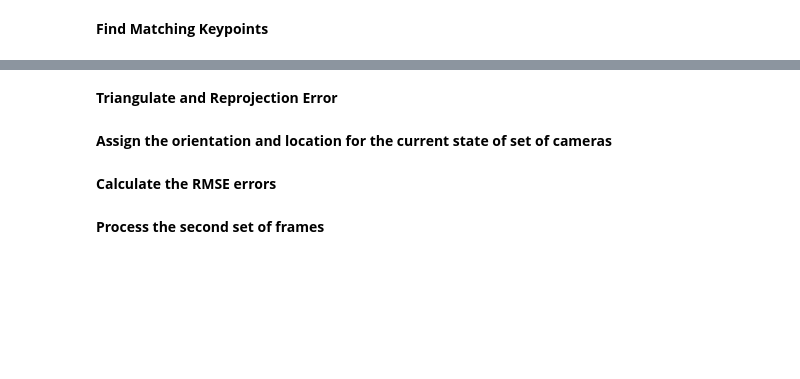
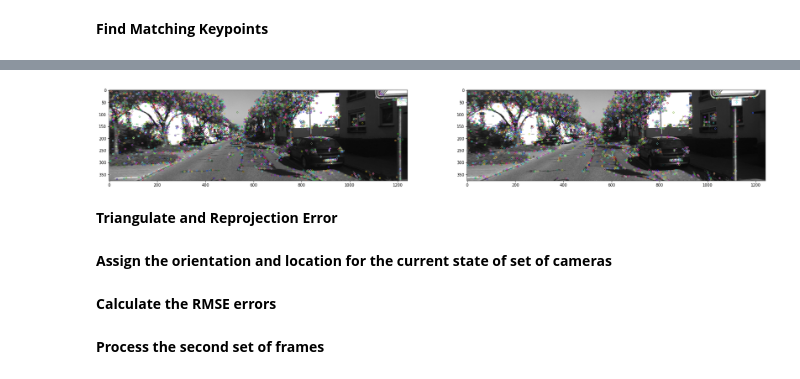
Before and after one commit to sakshamjindal/Stereo-Visual-SLAM-Odometry, a Jupyter notebook: notebooks/initial_processing.ipynb, the cells around one changed output, grey strips where cells are left out. Cells and saved outputs as stored; diff of their text form; code cells hidden in the pictures; blank space fills up the shorter version.

```diff
--- a/notebooks/initial_processing.ipynb
+++ b/notebooks/initial_processing.ipynb
@@ -144,0 +36,2 @@ NameError: name 'cv2' is not defined
+# %%
+params = yaml_parser(CONFIG_PATH)
@@ -146,0 +73,16 @@ NameError: name 'cv2' is not defined
+# %%
+if params.Debug.Plotting.Features:
+    kp_on_left_frame = cv2.drawKeypoints(left_frame, keyPointsLeft, None)
+    kp_on_right_frame = cv2.drawKeypoints(right_frame, keyPointsRight, None)
+
+    fig = plt.figure(figsize=(30,15))
+
+    plt.subplot(1,2,1)
+    plt.imshow(kp_on_left_frame)
+
+    plt.subplot(1,2,2)
+    plt.imshow(kp_on_right_frame)
+
+    plt.show()
+# %% [output]
+[figure, added]
```
Also changed, not shown: parts of 26 cells of this notebook, 9 other files.
